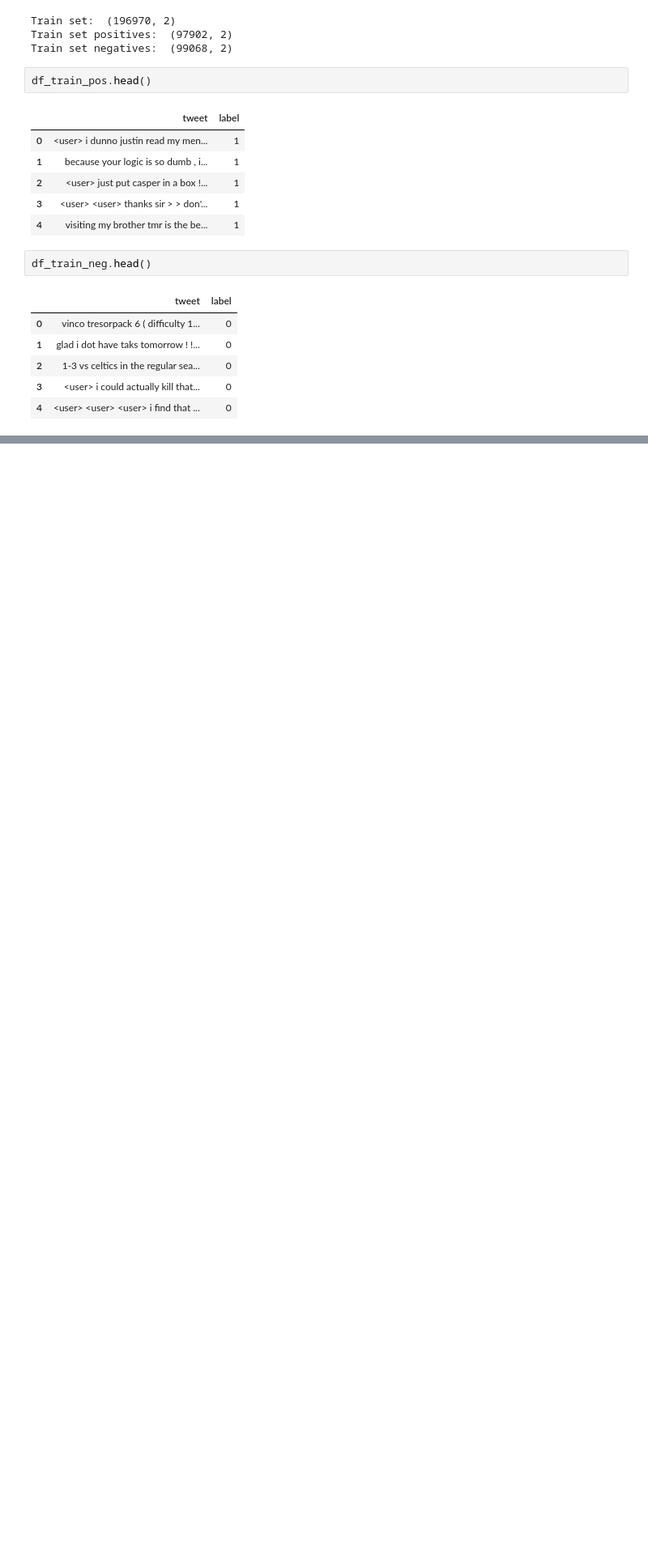
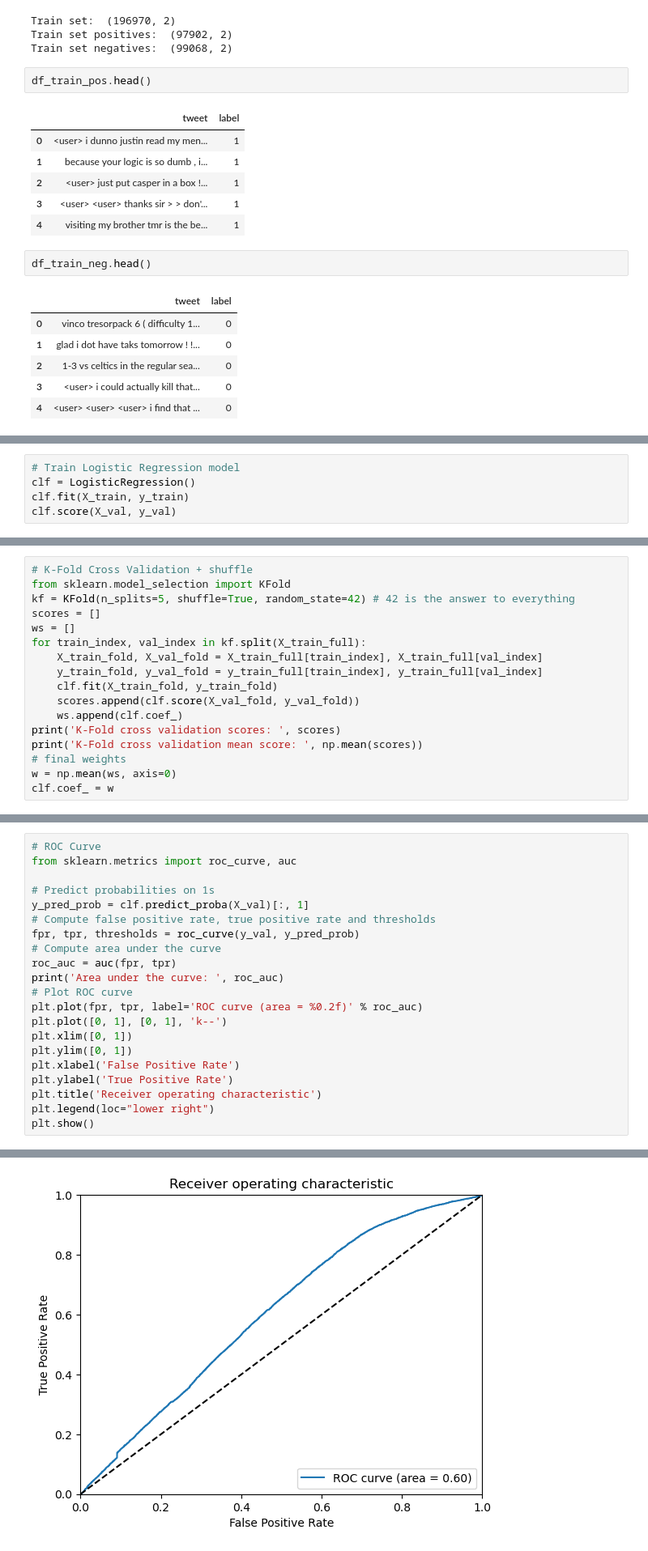
Before and after one commit to CS-433/ml-project-2-ml-gang, a Jupyter notebook: exploration_Jacopo.ipynb, the cells around one changed output, grey strips where cells are left out. Shown at 81% size. Drawn from its saved outputs; the diff is of its cells as text; blank space fills up the shorter version.

```diff
--- a/exploration_Jacopo.ipynb
+++ b/exploration_Jacopo.ipynb
@@ -46,0 +149,5 @@ df_train_neg.head()
+# %%
+# Train Logistic Regression model
+clf = LogisticRegression()
+clf.fit(X_train, y_train)
+clf.score(X_val, y_val)
@@ -46,0 +191,17 @@ df_train_neg.head()
+# %%
+# K-Fold Cross Validation + shuffle
+from sklearn.model_selection import KFold
+kf = KFold(n_splits=5, shuffle=True, random_state=42) # 42 is the answer to everything
+scores = []
+ws = []
+for train_index, val_index in kf.split(X_train_full):
+    X_train_fold, X_val_fold = X_train_full[train_index], X_train_full[val_index]
+    y_train_fold, y_val_fold = y_train_full[train_index], y_train_full[val_index]
+    clf.fit(X_train_fold, y_train_fold)
+    scores.append(clf.score(X_val_fold, y_val_fold))
+    ws.append(clf.coef_)
+print('K-Fold cross validation scores: ', scores)
+print('K-Fold cross validation mean score: ', np.mean(scores))
+# final weights
+w = np.mean(ws, axis=0)
+clf.coef_ = w
@@ -46,0 +211,22 @@ df_train_neg.head()
+# %%
+# ROC Curve
+from sklearn.metrics import roc_curve, auc
+
+# Predict probabilities on 1s
+y_pred_prob = clf.predict_proba(X_val)[:, 1]
+# Compute false positive rate, true positive rate and thresholds
+fpr, tpr, thresholds = roc_curve(y_val, y_pred_prob)
+# Compute area under the curve
+roc_auc = auc(fpr, tpr)
+print('Area under the curve: ', roc_auc)
+# Plot ROC curve
+plt.plot(fpr, tpr, label='ROC curve (area = %0.2f)' % roc_auc)
+plt.plot([0, 1], [0, 1], 'k--')
+plt.xlim([0, 1])
+plt.ylim([0, 1])
+plt.xlabel('False Positive Rate')
+plt.ylabel('True Positive Rate')
+plt.title('Receiver operating characteristic')
+plt.legend(loc="lower right")
+plt.show()
+# %% [output]
@@ -46,0 +234 @@ df_train_neg.head()
+[figure, added]
```
Also changed, not shown: parts of 40 cells of this notebook, 5 other files.
